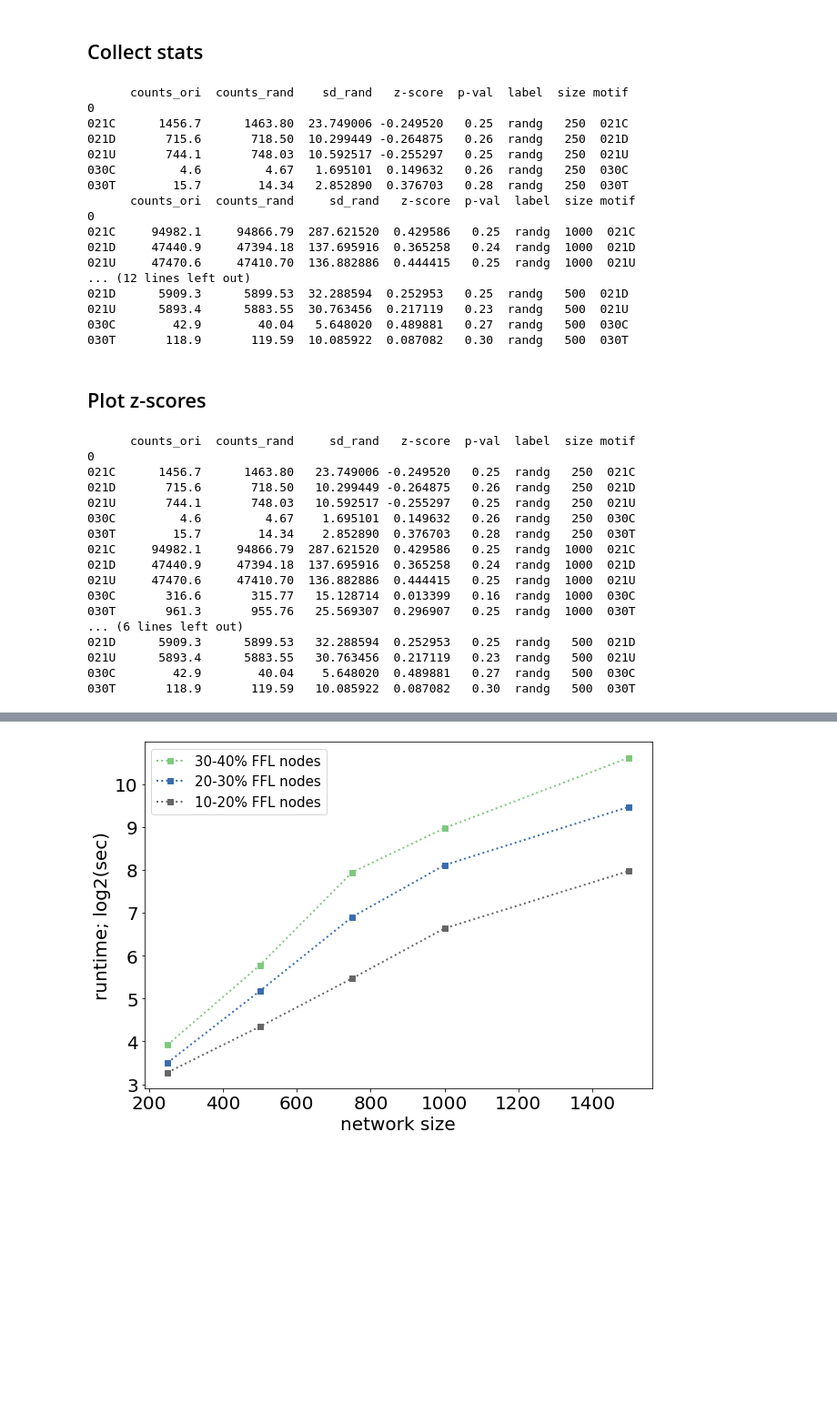
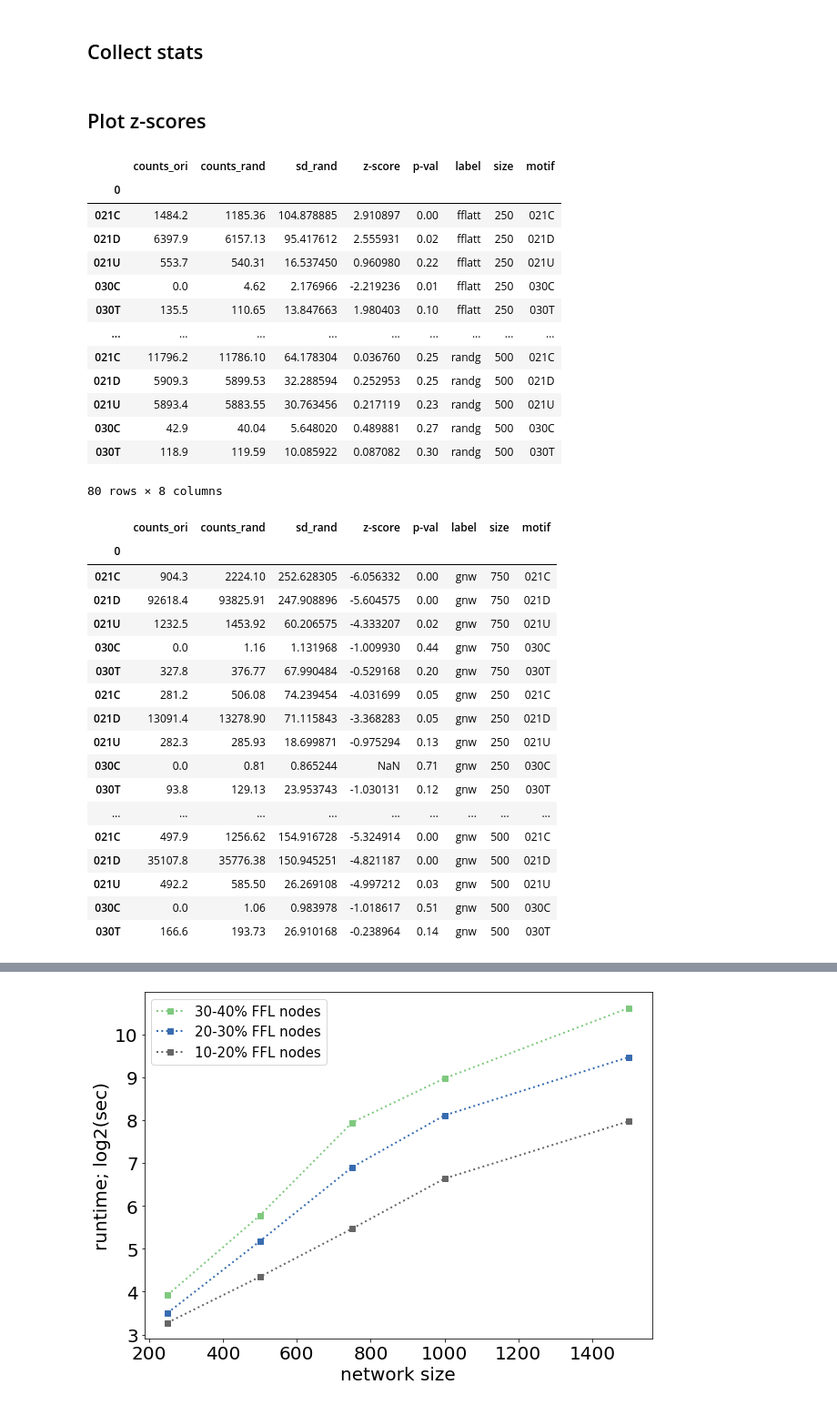
Before and after one commit to zhivkoplias/network_generation_algo, a Jupyter notebook: snippets/figure5BC.ipynb, the cells around one changed output, grey strips where cells are left out. Shown at 91% size. Drawn from its saved outputs; the diff is of its cells as text; code cells hidden in the pictures; blank space fills up the shorter version.

```diff
--- a/snippets/figure5BC.ipynb
+++ b/snippets/figure5BC.ipynb
@@ -439,45 +446,25 @@ for rep, file in enumerate(glob.glob(os.path.join(stability_dir, 'z-scores', '*.
     zscore_stats_df.reset_index()
     zscore_stats_df.columns = ['counts_ori', 'counts_rand', 'sd_rand',\
                                 'z-score', 'p-val', 'label', 'size', 'motif']
-    print(zscore_stats_df)
+    #print(zscore_stats_df)
     zscore_stats_lst.append(zscore_stats_df)
-# %% [output]
-      counts_ori  counts_rand    sd_rand   z-score  p-val  label  size motif
-0
-021C      1456.7      1463.80  23.749006 -0.249520   0.25  randg   250  021C
-021D       715.6       718.50  10.299449 -0.264875   0.26  randg   250  021D
-021U       744.1       748.03  10.592517 -0.255297   0.25  randg   250  021U
-030C         4.6         4.67   1.695101  0.149632   0.26  randg   250  030C
-030T        15.7        14.34   2.852890  0.376703   0.28  randg   250  030T
-      counts_ori  counts_rand     sd_rand   z-score  p-val  label  size motif
-0
-021C     94982.1     94866.79  287.621520  0.429586   0.25  randg  1000  021C
-021D     47440.9     47394.18  137.695916  0.365258   0.24  randg  1000  021D
-021U     47470.6     47410.70  136.882886  0.444415   0.25  randg  1000  021U
-... (12 lines left out)
-021D      5909.3      5899.53  32.288594  0.252953   0.25  randg   500  021D
-021U      5893.4      5883.55  30.763456  0.217119   0.23  randg   500  021U
-030C        42.9        40.04   5.648020  0.489881   0.27  randg   500  030C
-030T       118.9       119.59  10.085922  0.087082   0.30  randg   500  030T
 # %% [markdown]
 ## Plot z-scores
 # %%
 zscore_stats_df = pd.concat(zscore_stats_lst)
+zscore_stats_df
 # %% [output]
+|  | counts_ori | counts_rand | sd_rand | z-score | p-val | label | size | motif |
+| 0 |  |  |  |  |  |  |  |  |
+| 021C | 1484.2 | 1185.36 | 104.878885 | 2.910897 | 0.00 | fflatt | 250 | 021C |
+| 021D | 6397.9 | 6157.13 | 95.417612 | 2.555931 | 0.02 | fflatt | 250 | 021D |
+| 021U | 553.7 | 540.31 | 16.537450 | 0.960980 | 0.22 | fflatt | 250 | 021U |
+| 030C | 0.0 | 4.62 | 2.176966 | -2.219236 | 0.01 | fflatt | 250 | 030C |
+| 030T | 135.5 | 110.65 | 13.847663 | 1.980403 | 0.10 | fflatt | 250 | 030T |
+| ... | ... | ... | ... | ... | ... | ... | ... | ... |
+| 021C | 11796.2 | 11786.10 | 64.178304 | 0.036760 | 0.25 | randg | 500 | 021C |
+| 021D | 5909.3 | 5899.53 | 32.288594 | 0.252953 | 0.25 | randg | 500 | 021D |
+| 021U | 5893.4 | 5883.55 | 30.763456 | 0.217119 | 0.23 | randg | 500 | 021U |
+| 030C | 42.9 | 40.04 | 5.648020 | 0.489881 | 0.27 | randg | 500 | 030C |
+| 030T | 118.9 | 119.59 | 10.085922 | 0.087082 | 0.30 | randg | 500 | 030T |
-      counts_ori  counts_rand     sd_rand   z-score  p-val  label  size motif
-0
-021C      1456.7      1463.80   23.749006 -0.249520   0.25  randg   250  021C
-021D       715.6       718.50   10.299449 -0.264875   0.26  randg   250  021D
-021U       744.1       748.03   10.592517 -0.255297   0.25  randg   250  021U
-030C         4.6         4.67    1.695101  0.149632   0.26  randg   250  030C
-030T        15.7        14.34    2.852890  0.376703   0.28  randg   250  030T
-021C     94982.1     94866.79  287.621520  0.429586   0.25  randg  1000  021C
-021D     47440.9     47394.18  137.695916  0.365258   0.24  randg  1000  021D
-021U     47470.6     47410.70  136.882886  0.444415   0.25  randg  1000  021U
-030C       316.6       315.77   15.128714  0.013399   0.16  randg  1000  030C
-030T       961.3       955.76   25.569307  0.296907   0.25  randg  1000  030T
-... (6 lines left out)
-021D      5909.3      5899.53   32.288594  0.252953   0.25  randg   500  021D
-021U      5893.4      5883.55   30.763456  0.217119   0.23  randg   500  021U
-030C        42.9        40.04    5.648020  0.489881   0.27  randg   500  030C
-030T       118.9       119.59   10.085922  0.087082   0.30  randg   500  030T
+80 rows × 8 columns
@@ -501,0 +475,21 @@ plt.show()
+# %%
+zscore_stats_df[zscore_stats_df['label']=='gnw']
+# %% [output]
+|  | counts_ori | counts_rand | sd_rand | z-score | p-val | label | size | motif |
+| 0 |  |  |  |  |  |  |  |  |
+| 021C | 904.3 | 2224.10 | 252.628305 | -6.056332 | 0.00 | gnw | 750 | 021C |
+| 021D | 92618.4 | 93825.91 | 247.908896 | -5.604575 | 0.00 | gnw | 750 | 021D |
+| 021U | 1232.5 | 1453.92 | 60.206575 | -4.333207 | 0.02 | gnw | 750 | 021U |
+| 030C | 0.0 | 1.16 | 1.131968 | -1.009930 | 0.44 | gnw | 750 | 030C |
+| 030T | 327.8 | 376.77 | 67.990484 | -0.529168 | 0.20 | gnw | 750 | 030T |
+| 021C | 281.2 | 506.08 | 74.239454 | -4.031699 | 0.05 | gnw | 250 | 021C |
+| 021D | 13091.4 | 13278.90 | 71.115843 | -3.368283 | 0.05 | gnw | 250 | 021D |
+| 021U | 282.3 | 285.93 | 18.699871 | -0.975294 | 0.13 | gnw | 250 | 021U |
+| 030C | 0.0 | 0.81 | 0.865244 | NaN | 0.71 | gnw | 250 | 030C |
+| 030T | 93.8 | 129.13 | 23.953743 | -1.030131 | 0.12 | gnw | 250 | 030T |
+| ... | ... | ... | ... | ... | ... | ... | ... | ... |
+| 021C | 497.9 | 1256.62 | 154.916728 | -5.324914 | 0.00 | gnw | 500 | 021C |
+| 021D | 35107.8 | 35776.38 | 150.945251 | -4.821187 | 0.00 | gnw | 500 | 021D |
+| 021U | 492.2 | 585.50 | 26.269108 | -4.997212 | 0.03 | gnw | 500 | 021U |
+| 030C | 0.0 | 1.06 | 0.983978 | -1.018617 | 0.51 | gnw | 500 | 030C |
+| 030T | 166.6 | 193.73 | 26.910168 | -0.238964 | 0.14 | gnw | 500 | 030T |
```
Also changed, not shown: parts of 9 cells of this notebook, 14 other files.
